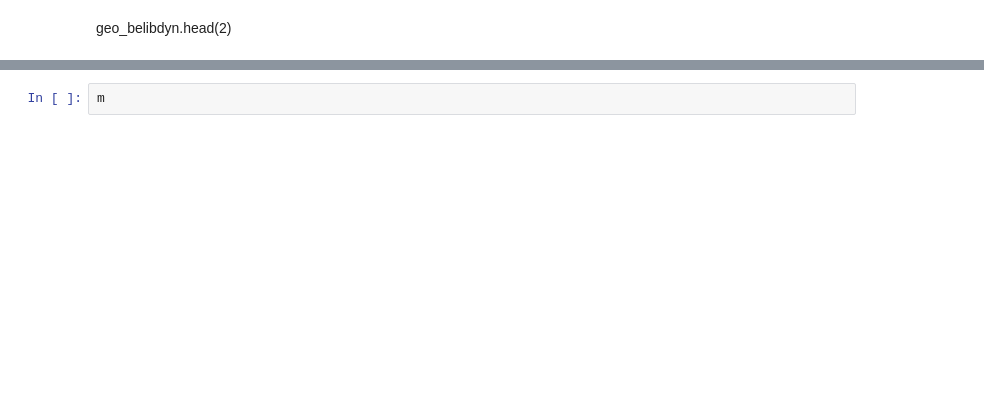
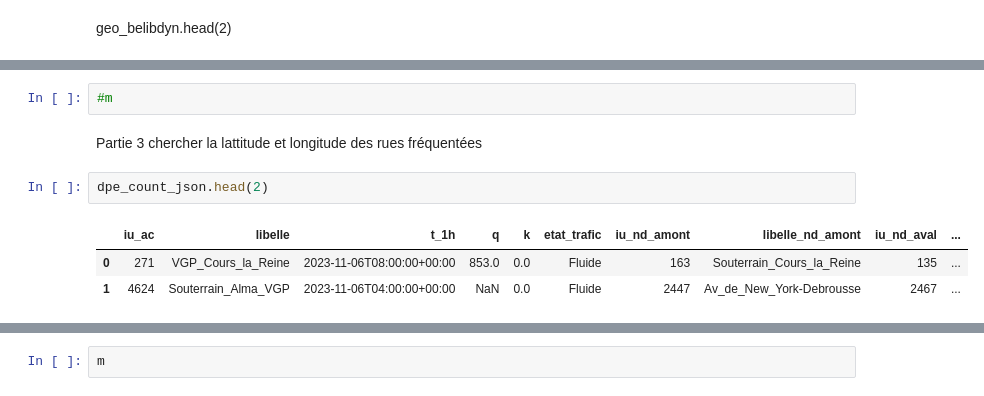
Before and after one commit to dantruski/Projet-Python-DS-Belib, a Jupyter notebook: disponibilitymap.ipynb, the cells around one changed output, grey strips where cells are left out. Drawn from its saved outputs; the diff is of its cells as text; blank space fills up the shorter version.

```diff
--- a/disponibilitymap.ipynb
+++ b/disponibilitymap.ipynb
@@ -166,0 +244,10 @@ Centre de la carte : [48.858009730000006, 2.33558354]
+# %%
+#m
+# %% [markdown]
+Partie 3 chercher la lattitude et longitude des rues fréquentées
+# %%
+dpe_count_json.head(2)
+# %% [output]
+|  | iu_ac | libelle | t_1h | q | k | etat_trafic | iu_nd_amont | libelle_nd_amont | iu_nd_aval | ... |
+| 0 | 271 | VGP_Cours_la_Reine | 2023-11-06T08:00:00+00:00 | 853.0 | 0.0 | Fluide | 163 | Souterrain_Cours_la_Reine | 135 | ... |
+| 1 | 4624 | Souterrain_Alma_VGP | 2023-11-06T04:00:00+00:00 | NaN | 0.0 | Fluide | 2447 | Av_de_New_York-Debrousse | 2467 | ... |
```
Also changed, not shown: parts of 19 cells of this notebook, 2 other files.
